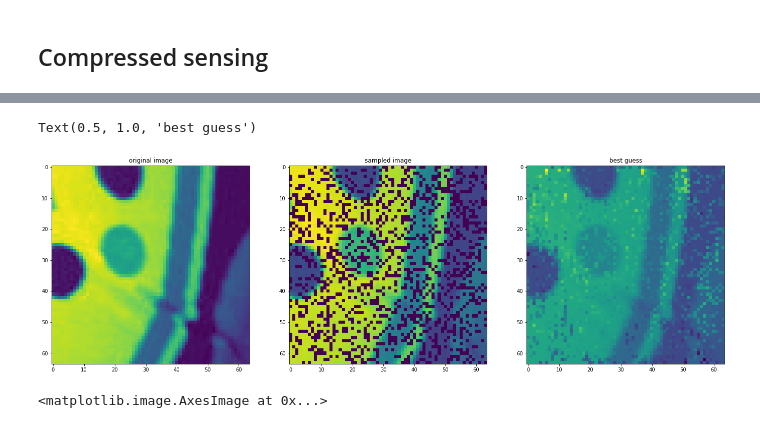
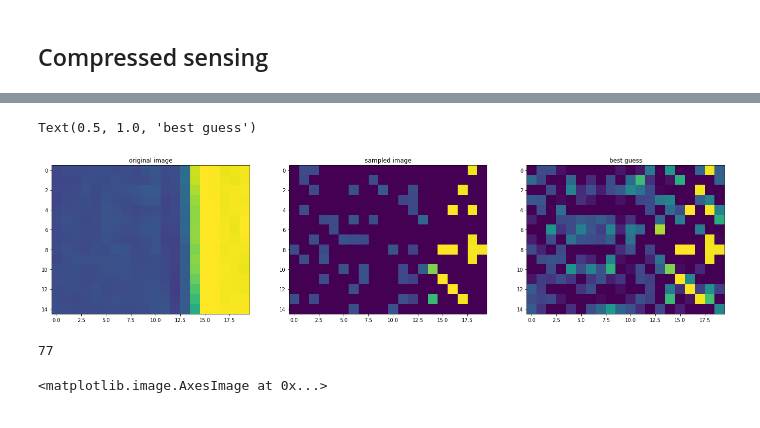
Before and after one commit to maxkapur/CompressedSensing, a Jupyter notebook: PythonCompressedSensing.ipynb, the cells around one changed output, grey strips where cells are left out. Cells and saved outputs as stored; diff of their text form; code cells hidden in the pictures.

```diff
--- a/PythonCompressedSensing.ipynb
+++ b/PythonCompressedSensing.ipynb
@@ -84,14 +187,17 @@ balloon = plt.imread("balloon.tif").astype(int)[:, :, 0]
+# %%
+# Just do one channel
+img = plt.imread("building.tif").astype(int)[100:150, 25:100, 0]
 # %%
 # Percentage of pixels we were allowed to sample
-sampling_density = 0.7
+sampling_density = 0.2
 
 # Boolean index of where samples are taken
-sampling_matrix = np.random.rand(*np.zeros_like(balloon).shape) < sampling_density
+sampling_matrix = np.random.rand(*np.zeros_like(img).shape) < sampling_density
 
 # Image with sampled pixels only
-sampled_image = sampling_matrix * balloon
+sampled_image = sampling_matrix * img
 
 plt.figure(figsize=(5, 5))
-plt.imshow(sampled_image)
+plt.imshow(sampled_image, vmin=0, vmax=255)
 # %% [output]
 <matplotlib.image.AxesImage at 0x...>
@@ -99,23 +219,20 @@ plt.imshow(sampled_image)
 # %%
 # Decision variable is Fourier transform coefs
-dct_pred = cp.Variable(balloon.shape)
-
-# Get the IFFT matrix with this image's dimensions
-# Complex part is approx. 0
-IDCT = idct(np.eye(*balloon.shape)).real
+dct_pred = cp.Variable(sampled_image.shape)
 
 # L1 norm
 objective = cp.Minimize(cp.norm(dct_pred, 1))
+#                         + cp.sum_squares((IDCTx @ dct_pred @ IDCTy)[sampling_matrix] - sampled_image[sampling_matrix]))
 
 constraints = []
 for (i, j), tf in np.ndenumerate(sampling_matrix):
     if tf:
-        # IFFT of the result must agree with sampled pixels
-        constraints.append( (IDCT @ dct_pred)[i, j] == sampled_image[i, j] )
+        # IDCT of the result must agree with sampled pixels
+        constraints.append( (IDCTx @ dct_pred @ IDCTy)[i, j] == sampled_image[i, j])
 
 # Solve
 prob = cp.Problem(objective, constraints)
-prob.solve(verbose=True, solver="SCS")
+prob.solve(verbose=True)
 # %% [output]
 ===============================================================================
                                      CVXPY
@@ -138,18 +253,22 @@ prob.solve(verbose=True, solver="SCS")
 # %%
 # Or ifftn(fft_pred.value), but for some reason that yields a different result.
-predicted_img = IDCT @ dct_pred.value
+predicted_img = idctn(dct_pred.value)
 
 fig, ax = plt.subplots(1, 3, figsize=(24, 8))
 
-ax[0].imshow(balloon)
+ax[0].imshow(img, vmin=0, vmax=255)
 ax[0].set_title("original image")
-ax[1].imshow(sampled_image)
+ax[1].imshow(sampled_image, vmin=0, vmax=255)
 ax[1].set_title("sampled image")
-ax[2].imshow(np.round(predicted_img.real).astype(int))
+ax[2].imshow(predicted_img, vmin=0, vmax=255)
 ax[2].set_title("best guess")
 # %% [output]
 Text(0.5, 1.0, 'best guess')
-[figure, old version]
+[figure, new version]
+# %%
+np.count_nonzero(dct_pred.value.round(2))
+# %% [output]
+77
 # %%
 building = plt.imread("building.tif", format="tif").astype(int)[100:300, :200, :]
 # %%
```
Also changed, not shown: parts of 12 cells of this notebook, 4 other files.
